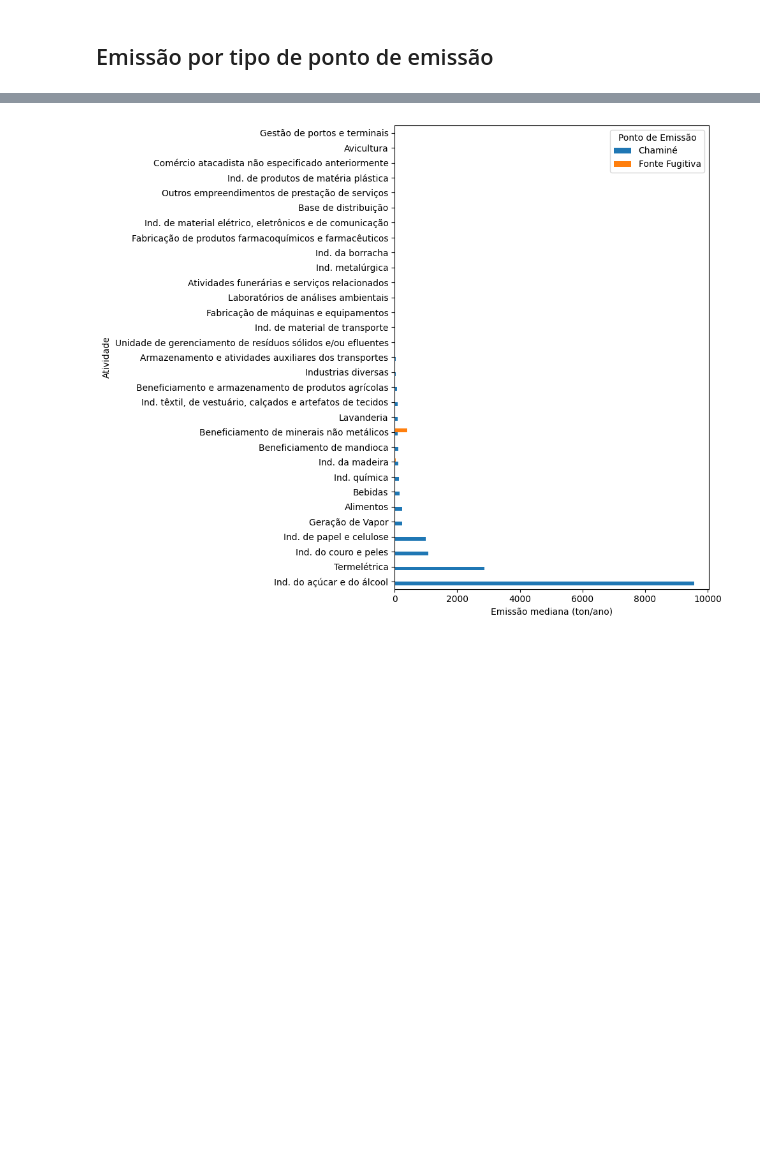
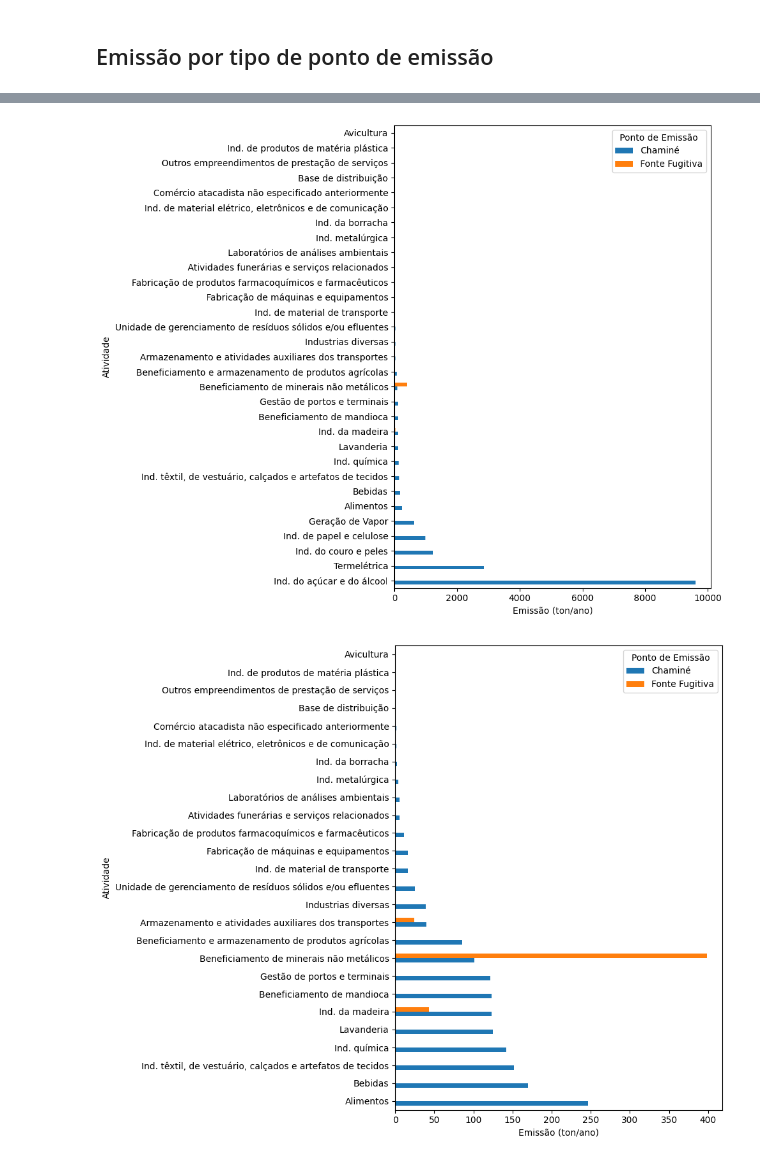
Before and after one commit to diasclarissa/python_env_app, a Jupyter notebook: Notebook/Trabalho01.ipynb, the cells around one changed output, grey strips where cells are left out. Saved outputs shown, nothing was run; the diff lists cells and outputs as text; code cells hidden in the pictures; blank space fills up the shorter version.

```diff
--- a/Notebook/Trabalho01.ipynb
+++ b/Notebook/Trabalho01.ipynb
@@ -231,17 +255,34 @@ df_sem_outlier.head()
 # %%
 # EMISSÃO POR PONTO DE EMISSÃO E ANO
 
-emissao_ponto_por_atividade = (df_sem_outlier.groupby(['Atividade', 'Ponto de Emissão'], as_index=False)['Taxa ton/ano'].median().rename(columns={'Taxa ton/ano': 'Emissão mediana (ton/ano)'}))
+emissao_ponto_por_atividade = (df_all.groupby(['Atividade', 'Ponto de Emissão'], as_index=False)['Taxa ton/ano'].median().rename(columns={'Taxa ton/ano': 'Emissão mediana (ton/ano)'}))
 
 # Transforma o resultado em formato de tabela larga (anos nas linhas, pontos nas colunas)
 tabela_atividade = (emissao_ponto_por_atividade.pivot(index='Atividade', columns='Ponto de Emissão', values='Emissão mediana (ton/ano)').fillna(0)).sort_values(by=tabela_atividade.columns[0], ascending=False)
 
 # GRÁFICO — BARRAS LADO A LADO
 fig, ax = plt.subplots(figsize=(10, 8))
 tabela_atividade.plot(kind='barh', ax=ax)
-ax.set_xlabel('Emissão mediana (ton/ano)')
+ax.set_xlabel('Emissão (ton/ano)')
 ax.set_ylabel('Atividade')
 ax.legend(title='Ponto de Emissão')
 plt.tight_layout()
+
+tabela_filtrada = tabela_atividade[tabela_atividade.max(axis=1) < 400]
+fig, ax = plt.subplots(figsize=(10, 8))
+tabela_filtrada.plot(kind='barh', ax=ax)
+ax.set_xlabel('Emissão (ton/ano)')
+ax.set_ylabel('Atividade')
+ax.legend(title='Ponto de Emissão')
+plt.tight_layout()
+
+tabela_filtrada2 = tabela_atividade[tabela_atividade.max(axis=1) < 50]
+fig, ax = plt.subplots(figsize=(10, 8))
+tabela_filtrada2.plot(kind='barh', ax=ax)
+ax.set_xlabel('Emissão (ton/ano)')
+ax.set_ylabel('Atividade')
+ax.legend(title='Ponto de Emissão')
+plt.tight_layout()
 # %% [output]
-[figure, old version]
+[figure, new version]
+[figure, added]
```
Also changed, not shown: parts of 8 cells of this notebook.
